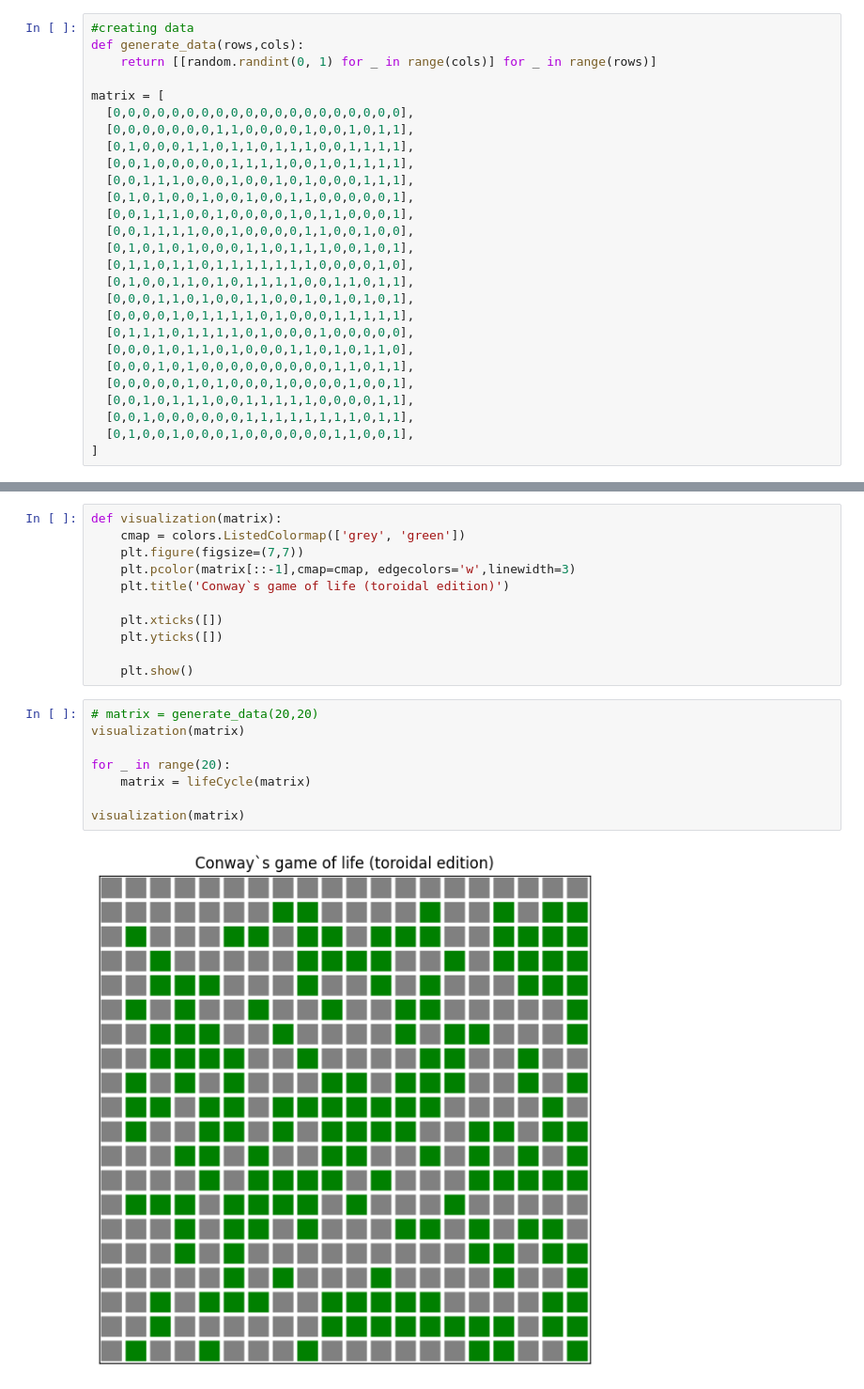
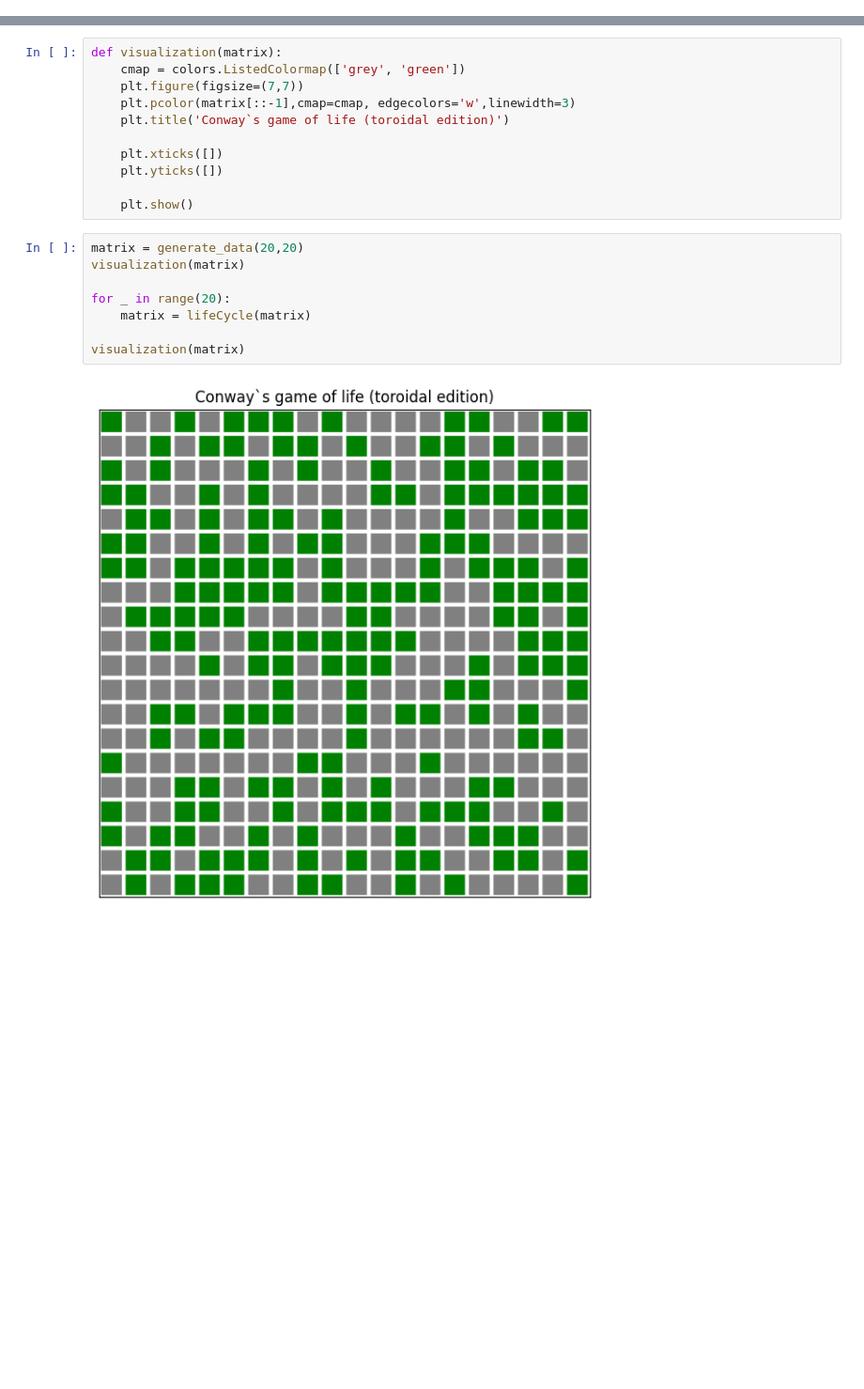
Before and after one commit to libertasss9/dataScienceCampTestTasks, a Jupyter notebook: task2.ipynb, the cells around one changed output, grey strips where cells are left out. Shown: that part at 94% size. Cells and saved outputs as stored; diff of their text form; blank space fills up the shorter version.

Commit message:
removed matrix from example; instead added usage of random data generating function

```diff
--- a/task2.ipynb
+++ b/task2.ipynb
@@ -2,30 +2,3 @@
 import matplotlib.pyplot as plt
 from matplotlib import colors
 import random
-# %%
-#creating data
-def generate_data(rows,cols):
-    return [[random.randint(0, 1) for _ in range(cols)] for _ in range(rows)]
-
-matrix = [
-  [0,0,0,0,0,0,0,0,0,0,0,0,0,0,0,0,0,0,0,0],
-  [0,0,0,0,0,0,0,1,1,0,0,0,0,1,0,0,1,0,1,1],
-  [0,1,0,0,0,1,1,0,1,1,0,1,1,1,0,0,1,1,1,1],
-  [0,0,1,0,0,0,0,0,1,1,1,1,0,0,1,0,1,1,1,1],
-  [0,0,1,1,1,0,0,0,1,0,0,1,0,1,0,0,0,1,1,1],
-  [0,1,0,1,0,0,1,0,0,1,0,0,1,1,0,0,0,0,0,1],
-  [0,0,1,1,1,0,0,1,0,0,0,0,1,0,1,1,0,0,0,1],
-  [0,0,1,1,1,1,0,0,1,0,0,0,0,1,1,0,0,1,0,0],
-  [0,1,0,1,0,1,0,0,0,1,1,0,1,1,1,0,0,1,0,1],
-  [0,1,1,0,1,1,0,1,1,1,1,1,1,1,0,0,0,0,1,0],
-  [0,1,0,0,1,1,0,1,0,1,1,1,1,0,0,1,1,0,1,1],
-  [0,0,0,1,1,0,1,0,0,1,1,0,0,1,0,1,0,1,0,1],
-  [0,0,0,0,1,0,1,1,1,1,0,1,0,0,0,1,1,1,1,1],
-  [0,1,1,1,0,1,1,1,1,0,1,0,0,0,1,0,0,0,0,0],
-  [0,0,0,1,0,1,1,0,1,0,0,0,1,1,0,1,0,1,1,0],
-  [0,0,0,1,0,1,0,0,0,0,0,0,0,0,0,1,1,0,1,1],
-  [0,0,0,0,0,1,0,1,0,0,0,1,0,0,0,0,1,0,0,1],
-  [0,0,1,0,1,1,1,0,0,1,1,1,1,1,0,0,0,0,1,1],
-  [0,0,1,0,0,0,0,0,0,1,1,1,1,1,1,1,1,0,1,1],
-  [0,1,0,0,1,0,0,0,1,0,0,0,0,0,0,1,1,0,0,1],
-]
@@ -86,12 +63,12 @@ def visualization(matrix):
 
     plt.show()
 # %%
-# matrix = generate_data(20,20)
+matrix = generate_data(20,20)
 visualization(matrix)
 
 for _ in range(20):
     matrix = lifeCycle(matrix)
 
 visualization(matrix)
 # %% [output]
-[figure, old version]
+[figure, new version]
```
Also changed, not shown: parts of 2 cells of this notebook.
